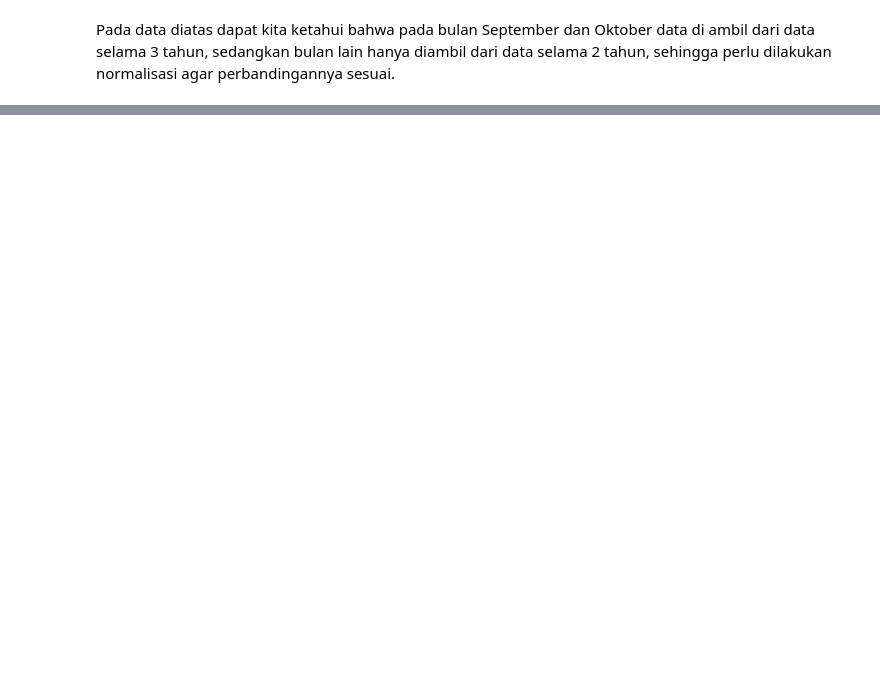
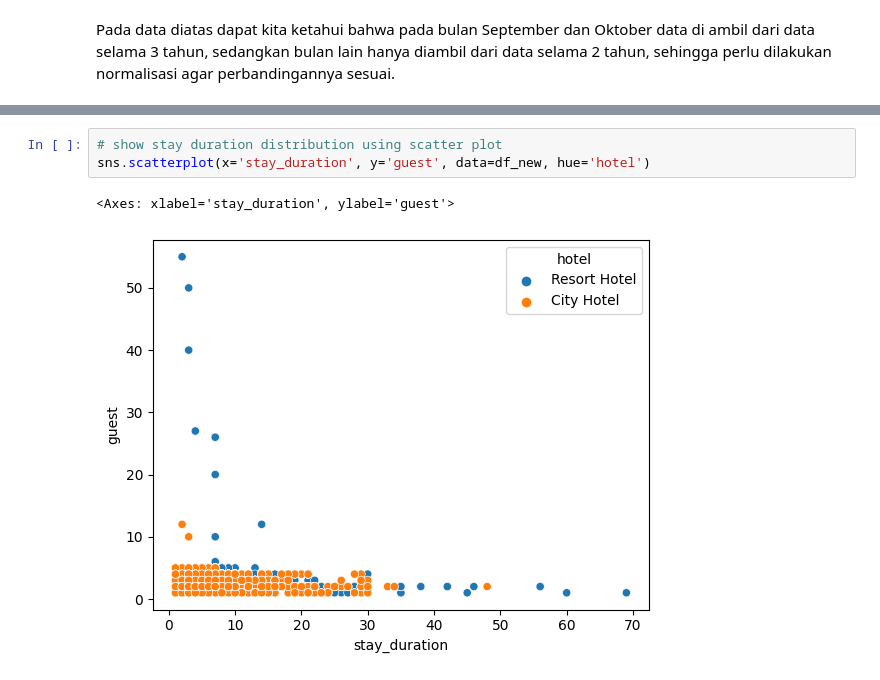
Before and after one commit to masendhy/investigate_hotel_business, a Jupyter notebook: Investigate_Hotel_Business.ipynb, the cells around one changed output, grey strips where cells are left out. Drawn from its saved outputs; the diff is of its cells as text; blank space fills up the shorter version.

```diff
--- a/Investigate_Hotel_Business.ipynb
+++ b/Investigate_Hotel_Business.ipynb
@@ -348,0 +377,6 @@ Text(10.7, 4650, 'Musim\nLiburan')
+# %%
+# show stay duration distribution using scatter plot
+sns.scatterplot(x='stay_duration', y='guest', data=df_new, hue='hotel')
+# %% [output]
+<Axes: xlabel='stay_duration', ylabel='guest'>
+[figure, added]
```
Also changed, not shown: parts of 19 cells of this notebook.
